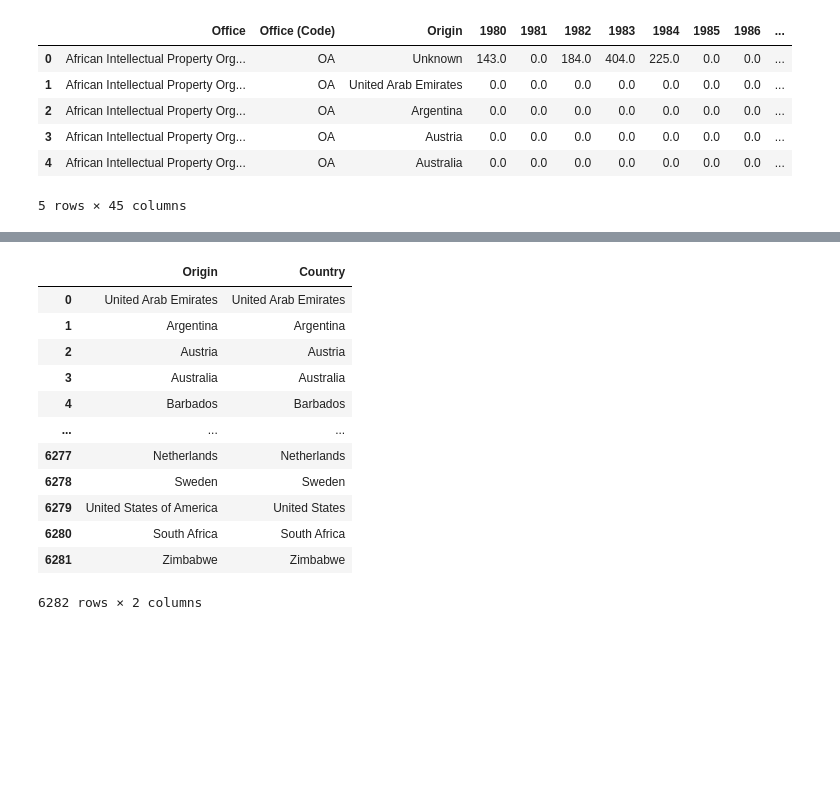
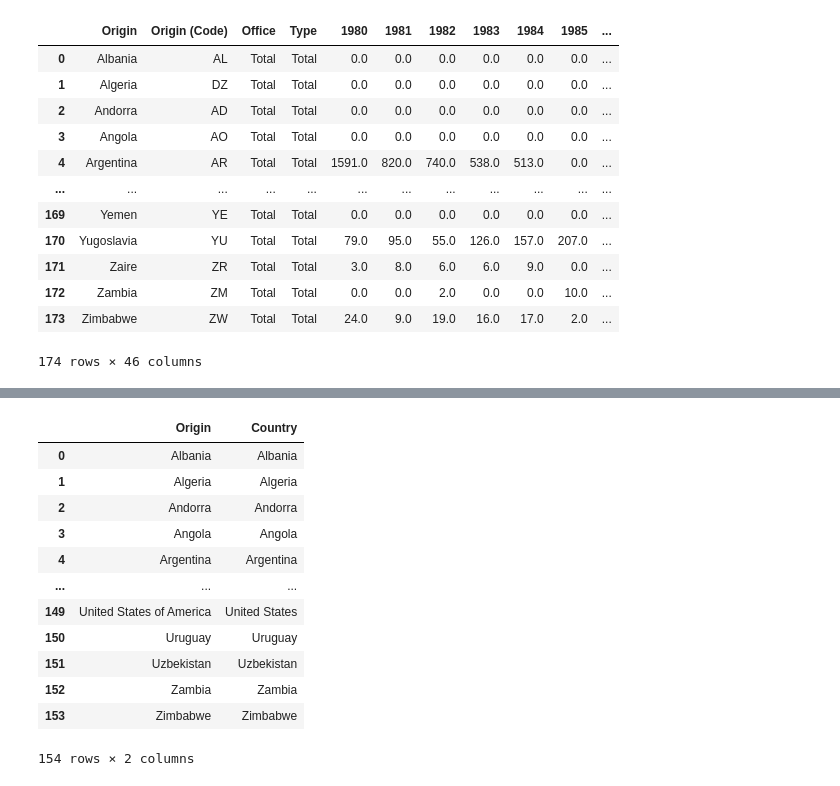
Before and after one commit to olavopoletti/Patents_by_Country, a Jupyter notebook: patents.ipynb, the cells around one changed output, grey strips where cells are left out. Drawn from its saved outputs; the diff is of its cells as text; code cells hidden in the pictures; blank space fills up the shorter version.

Commit message:
Countries names

```diff
--- a/patents.ipynb
+++ b/patents.ipynb
@@ -6,16 +6,22 @@ from unidecode import unidecode
 # %%
 # Data frame with the total number of patents granted per country/year
 df_pat = pd.read_csv(r'total_patent_grants.csv', header=7).fillna(0)
 
-df_pat.head()
+df_pat
 # %% [output]
-|  | Office | Office (Code) | Origin | 1980 | 1981 | 1982 | 1983 | 1984 | 1985 | 1986 | ... |
-| 0 | African Intellectual Property Org... | OA | Unknown | 143.0 | 0.0 | 184.0 | 404.0 | 225.0 | 0.0 | 0.0 | ... |
-| 1 | African Intellectual Property Org... | OA | United Arab Emirates | 0.0 | 0.0 | 0.0 | 0.0 | 0.0 | 0.0 | 0.0 | ... |
-| 2 | African Intellectual Property Org... | OA | Argentina | 0.0 | 0.0 | 0.0 | 0.0 | 0.0 | 0.0 | 0.0 | ... |
-| 3 | African Intellectual Property Org... | OA | Austria | 0.0 | 0.0 | 0.0 | 0.0 | 0.0 | 0.0 | 0.0 | ... |
-| 4 | African Intellectual Property Org... | OA | Australia | 0.0 | 0.0 | 0.0 | 0.0 | 0.0 | 0.0 | 0.0 | ... |
+|  | Origin | Origin (Code) | Office | Type | 1980 | 1981 | 1982 | 1983 | 1984 | 1985 | ... |
+| 0 | Albania | AL | Total | Total | 0.0 | 0.0 | 0.0 | 0.0 | 0.0 | 0.0 | ... |
+| 1 | Algeria | DZ | Total | Total | 0.0 | 0.0 | 0.0 | 0.0 | 0.0 | 0.0 | ... |
+| 2 | Andorra | AD | Total | Total | 0.0 | 0.0 | 0.0 | 0.0 | 0.0 | 0.0 | ... |
+| 3 | Angola | AO | Total | Total | 0.0 | 0.0 | 0.0 | 0.0 | 0.0 | 0.0 | ... |
+| 4 | Argentina | AR | Total | Total | 1591.0 | 820.0 | 740.0 | 538.0 | 513.0 | 0.0 | ... |
+| ... | ... | ... | ... | ... | ... | ... | ... | ... | ... | ... | ... |
+| 169 | Yemen | YE | Total | Total | 0.0 | 0.0 | 0.0 | 0.0 | 0.0 | 0.0 | ... |
+| 170 | Yugoslavia | YU | Total | Total | 79.0 | 95.0 | 55.0 | 126.0 | 157.0 | 207.0 | ... |
+| 171 | Zaire | ZR | Total | Total | 3.0 | 8.0 | 6.0 | 6.0 | 9.0 | 0.0 | ... |
+| 172 | Zambia | ZM | Total | Total | 0.0 | 0.0 | 2.0 | 0.0 | 0.0 | 10.0 | ... |
+| 173 | Zimbabwe | ZW | Total | Total | 24.0 | 9.0 | 19.0 | 16.0 | 17.0 | 2.0 | ... |
-5 rows × 45 columns
+174 rows × 46 columns
 # %%
 # Data frame with the total population per country/year
 df_pop = pd.read_csv(r'population.csv', header=2).drop(
@@ -34,25 +40,27 @@ df_pop.head()
 # %%
 # Creating an standard name for the countries
 countries = []
-for w in df_pat.Origin.values:
-    for k in df_pop.Country.values:
-        if k in w:
-            countries.append([w, k])
-
+for w in [unidecode(x) for x in np.unique(df_pat.Origin.values)]:
+    if w in [unidecode(x) for x in np.unique(df_pop.Country.values)]:
+        countries.append([w, w])
+    else:
+         for k in np.unique(df_pop.Country.values):
+            if k in w:
+                countries.append([w, k])
 countries = pd.DataFrame(countries, columns=['Origin', 'Country'])
 countries
 # %% [output]
 |  | Origin | Country |
-| 0 | United Arab Emirates | United Arab Emirates |
-| 1 | Argentina | Argentina |
-| 2 | Austria | Austria |
-| 3 | Australia | Australia |
-| 4 | Barbados | Barbados |
+| 0 | Albania | Albania |
+| 1 | Algeria | Algeria |
+| 2 | Andorra | Andorra |
+| 3 | Angola | Angola |
+| 4 | Argentina | Argentina |
 | ... | ... | ... |
-| 6277 | Netherlands | Netherlands |
-| 6278 | Sweden | Sweden |
-| 6279 | United States of America | United States |
-| 6280 | South Africa | South Africa |
-| 6281 | Zimbabwe | Zimbabwe |
+| 149 | United States of America | United States |
+| 150 | Uruguay | Uruguay |
+| 151 | Uzbekistan | Uzbekistan |
+| 152 | Zambia | Zambia |
+| 153 | Zimbabwe | Zimbabwe |
-6282 rows × 2 columns
+154 rows × 2 columns
 # %%
```
Also changed, not shown: parts of 3 cells of this notebook, 1 other file.
